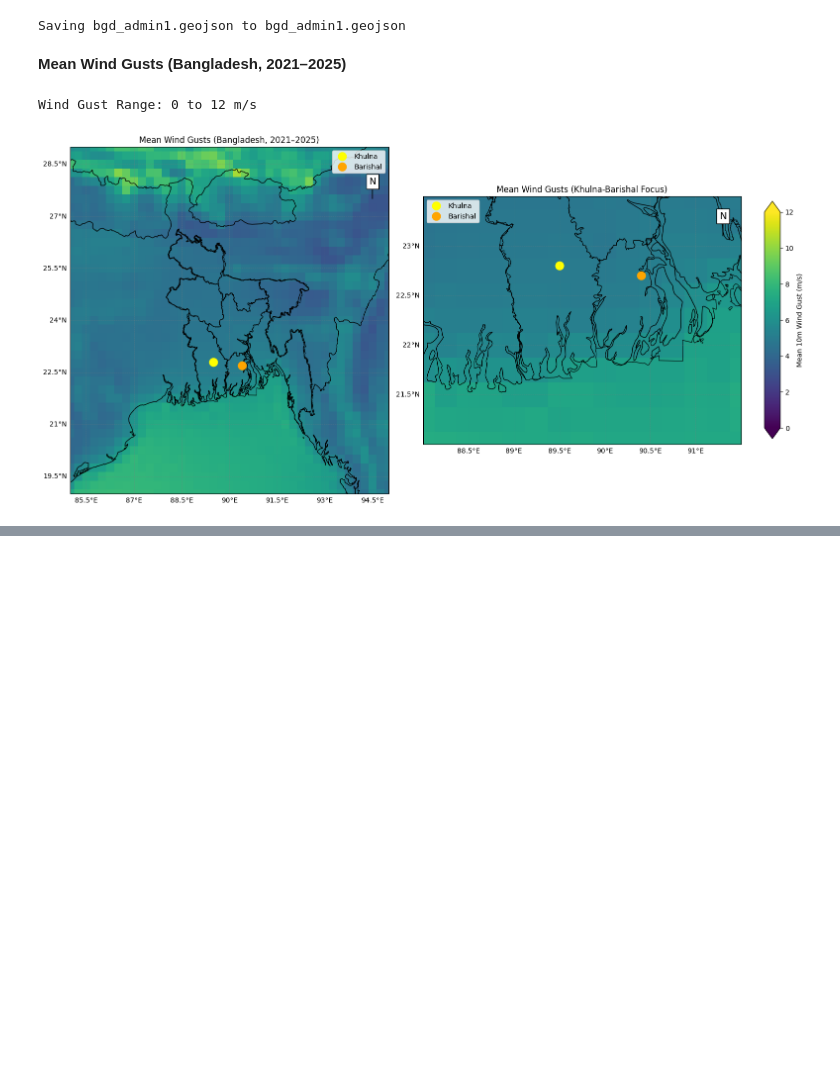
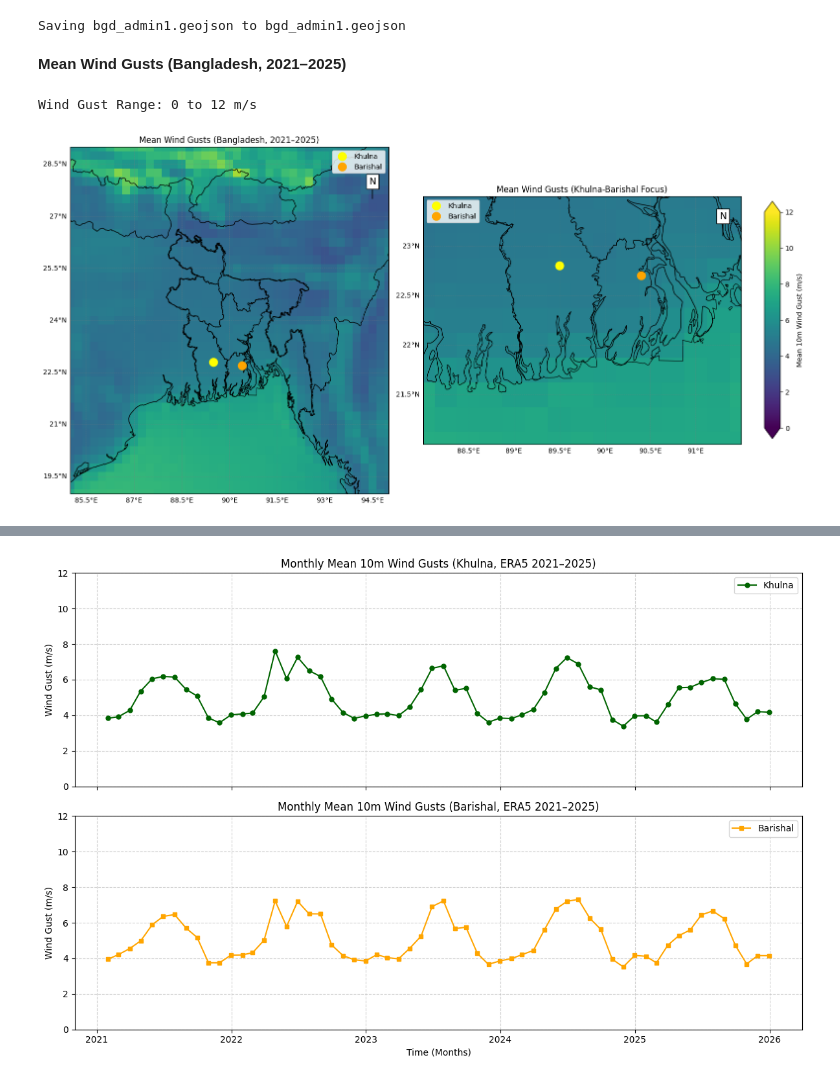
Before and after one commit to alizasultanaesd-png/skill-morph-work, a Jupyter notebook: Khulna_Barishal_Rainfall_Analysis_2025.ipynb, the cells around one changed output, grey strips where cells are left out. Saved outputs shown, nothing was run; the diff lists cells and outputs as text; code cells hidden in the pictures; blank space fills up the shorter version.

```diff
--- a/Khulna_Barishal_Rainfall_Analysis_2025.ipynb
+++ b/Khulna_Barishal_Rainfall_Analysis_2025.ipynb
@@ -1395,0 +1453,56 @@ Wind Gust Range: 0 to 12 m/s
+# %%
+
+# =========================
+# Load ERA5 dataset (example)
+# =========================
+# ds = xr.open_dataset("era5_windgusts.nc")
+
+# Wind gust variable
+i10fg = ds['i10fg']   # 10m wind gust
+# Monthly mean time series
+i10fg_monthly = i10fg.resample(valid_time="1M").mean()
+
+# =========================
+# Regional extraction (Khulna & Barishal)
+# =========================
+khulna_lat, khulna_lon = 22.8, 89.5
+barishal_lat, barishal_lon = 22.7, 90.4
+
+khulna_series = i10fg_monthly.sel(latitude=khulna_lat, longitude=khulna_lon, method="nearest")
+barishal_series = i10fg_monthly.sel(latitude=barishal_lat, longitude=barishal_lon, method="nearest")
+
+khulna_df = khulna_series.to_pandas()
+barishal_df = barishal_series.to_pandas()
+
+# =========================
+# Plot separate subplots
+# =========================
+fig, (ax1, ax2) = plt.subplots(2, 1, figsize=(12,8), sharex=True)
+
+# --- Khulna plot ---
+ax1.plot(khulna_df.index, khulna_df.values,
+         color="darkgreen", linestyle="-", marker="o",
+         markersize=5, label="Khulna")
+ax1.set_title("Monthly Mean 10m Wind Gusts (Khulna, ERA5 2021–2025)")
+ax1.set_ylabel("Wind Gust (m/s)")
+ax1.legend()
+ax1.grid(True, linestyle="--", alpha=0.6)
+ax1.set_ylim(0, 12)
+ax1.set_yticks(range(0, 13, 2))
+
+# --- Barishal plot ---
+ax2.plot(barishal_df.index, barishal_df.values,
+         color="orange", linestyle="-", marker="s",
+         markersize=5, label="Barishal")
+ax2.set_title("Monthly Mean 10m Wind Gusts (Barishal, ERA5 2021–2025)")
+ax2.set_xlabel("Time (Months)")
+ax2.set_ylabel("Wind Gust (m/s)")
+ax2.legend()
+ax2.grid(True, linestyle="--", alpha=0.6)
+ax2.set_ylim(0, 12)
+ax2.set_yticks(range(0, 13, 2))
+
+plt.tight_layout()
+plt.show()
+# %% [output]
+[figure, added]
```
Also changed, not shown: parts of 12 cells of this notebook.
